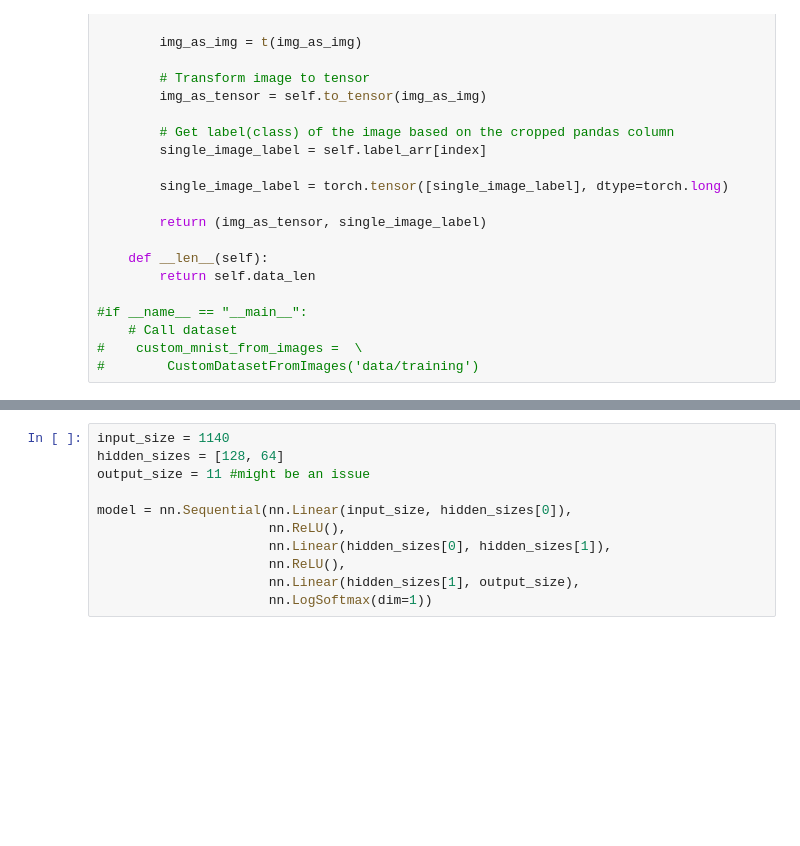
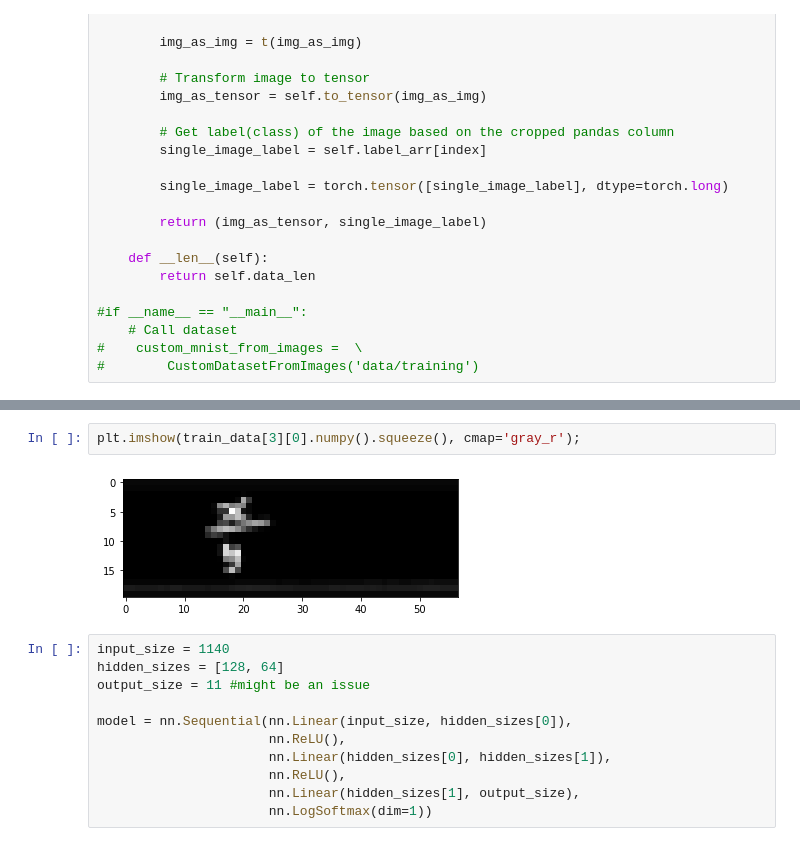
Before and after one commit to isaacgoldings/COSI101-AI-Final, a Jupyter notebook: Model.ipynb, the cells around one changed output, grey strips where cells are left out. Saved outputs shown, nothing was run; the diff lists cells and outputs as text; blank space fills up the shorter version.

```diff
--- a/Model.ipynb
+++ b/Model.ipynb
@@ -62,3 +266,7 @@ train_data = TrainDatasetFromImages('data/training/labels-tab-csv.csv')
+# %%
+plt.imshow(train_data[3][0].numpy().squeeze(), cmap='gray_r');
+# %% [output]
+[figure, added]
 # %%
 input_size = 1140
 hidden_sizes = [128, 64]
```
Also changed, not shown: parts of 12 cells of this notebook.
